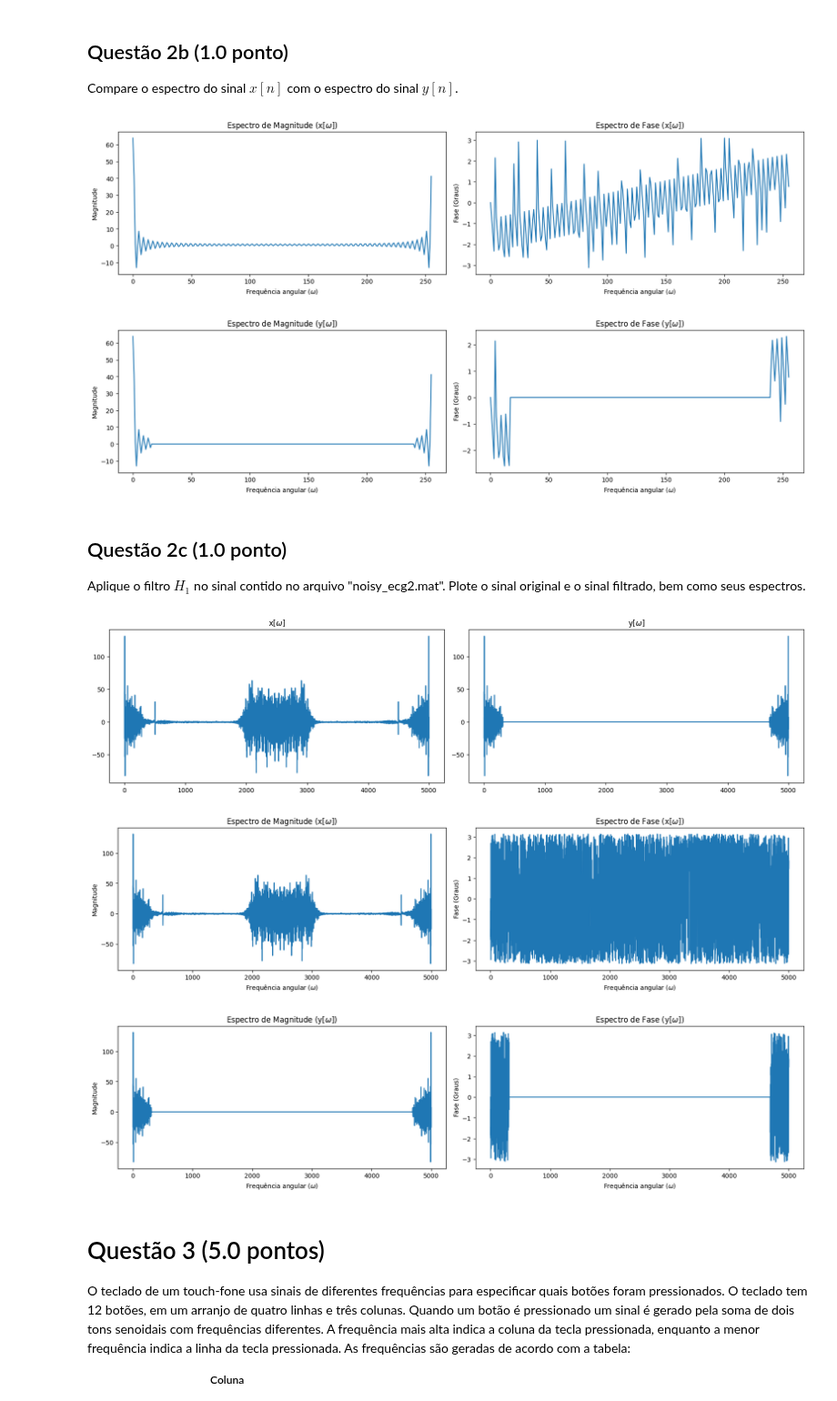
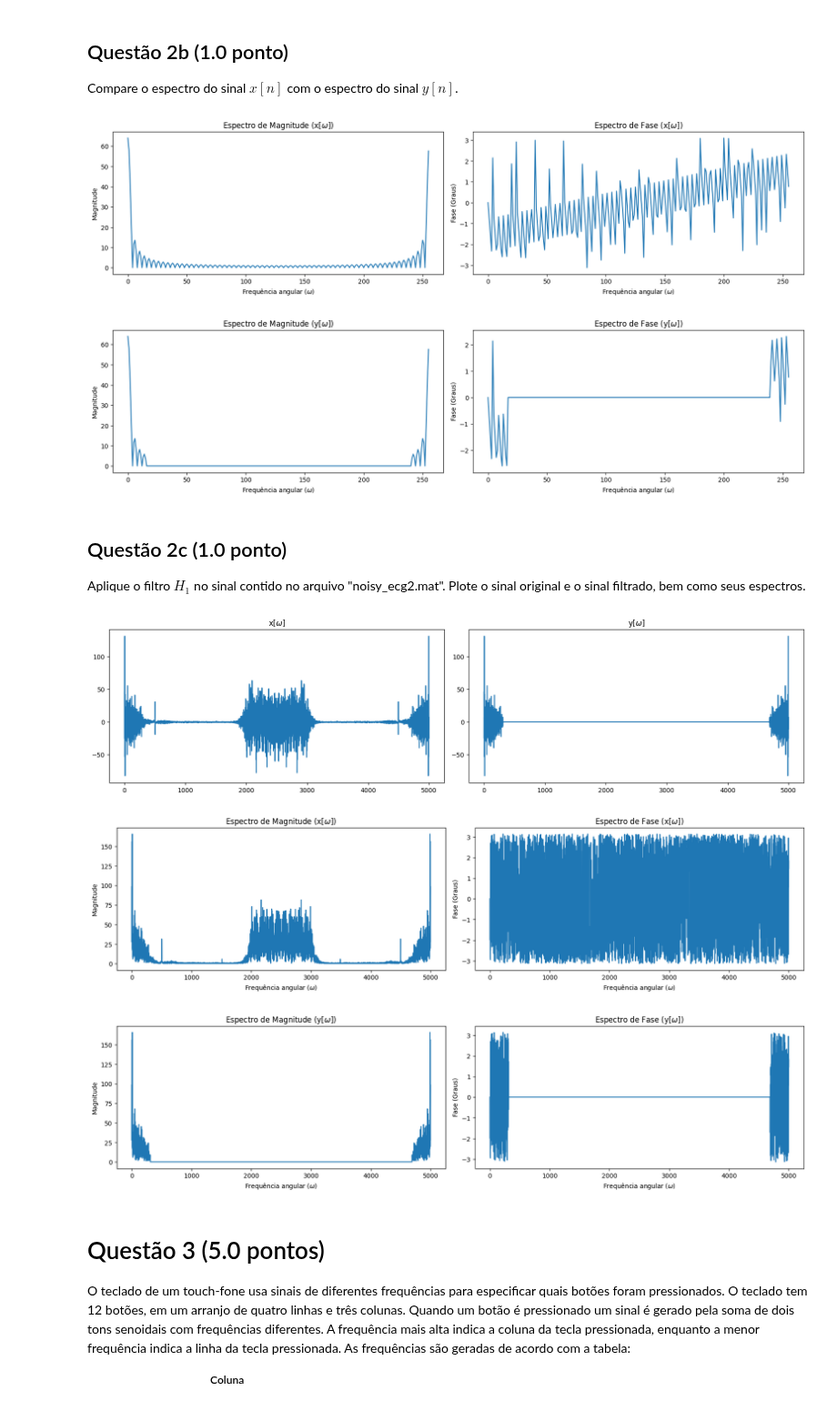
Before and after one commit to akaTsunemori/signal-processing-studies, a Jupyter notebook: projeto-3/projeto3.ipynb, the cells around one changed output. Shown at 91% size. Saved outputs shown, nothing was run; the diff lists cells and outputs as text; code cells hidden in the pictures.

```diff
--- a/projeto-3/projeto3.ipynb
+++ b/projeto-3/projeto3.ipynb
@@ -149,15 +149,15 @@ Através da comparação entre os sinais $x[n]$ em azul, e $y[n]$ em laranja, co
 
 Compare o espectro do sinal $x\left[n\right]$ com o espectro do sinal $y\left[n\right]$.
 # %%
-x_mag = np.real(x_w)
+x_mag = abs(x_w)
 x_phase = np.angle(x_w)
-y_mag = np.real(y_w)
+y_mag = abs(y_w)
 y_phase = np.angle(y_w)
 plot_freq_response(x_mag, x_phase, 'x')
 plot_freq_response(y_mag, y_phase, 'y')
 # %% [output]
-[figure, old version]
+[figure, new version]
-[figure, old version]
+[figure, new version]
 # %% [markdown]
 ## Questão 2c (1.0  ponto)
 
@@ -165,26 +165,26 @@ Aplique o filtro $H_1$ no sinal contido no arquivo "noisy_ecg2.mat". Plote o sin
 # %%
 signal = sp.io.loadmat('noisy_ecg_data_2.mat')['noisy_ecg2'].ravel()
 x_w = sp.fftpack.fft(signal) # Fast Fourier Transform do módulo scipy
 f_o = len(signal) * (1/16) # Frequência de corte
 y_w = h(x_w, f_o)
 # Espectros de Magnitude e Fase de x[w] e y[w]
-x_mag = np.real(x_w)
+x_mag = abs(x_w)
 x_phase = np.angle(x_w)
-y_mag = np.real(y_w)
+y_mag = abs(y_w)
 y_phase = np.angle(y_w)
 # Plotar x[w], y[w] e seus espectros
 fig, ax = plt.subplots(nrows=1, ncols=2, figsize=(16, 4), layout='constrained')
 ax[0].plot(np.real(x_w))
 plt.setp(ax[0], title='x[$\omega$]')
 ax[1].plot(np.real(y_w))
 plt.setp(ax[1], title='y[$\omega$]')
 plt.show()
 plot_freq_response(x_mag, x_phase, 'x')
 plot_freq_response(y_mag, y_phase, 'y')
 # %% [output]
 [figure]
-[figure, old version]
+[figure, new version]
-[figure, old version]
+[figure, new version]
 # %% [markdown]
 # Questão 3 (5.0 pontos)
 
```
